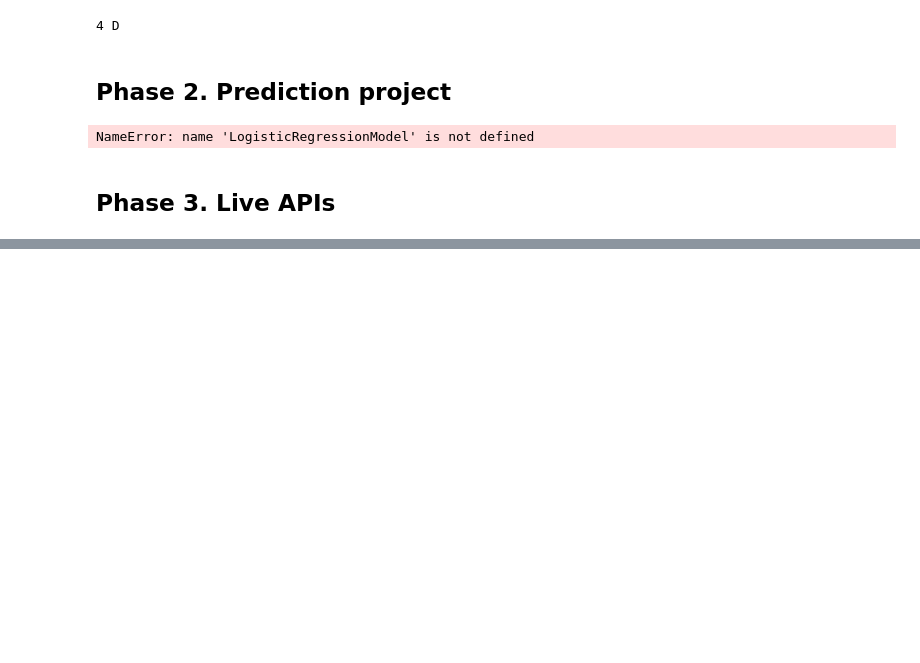
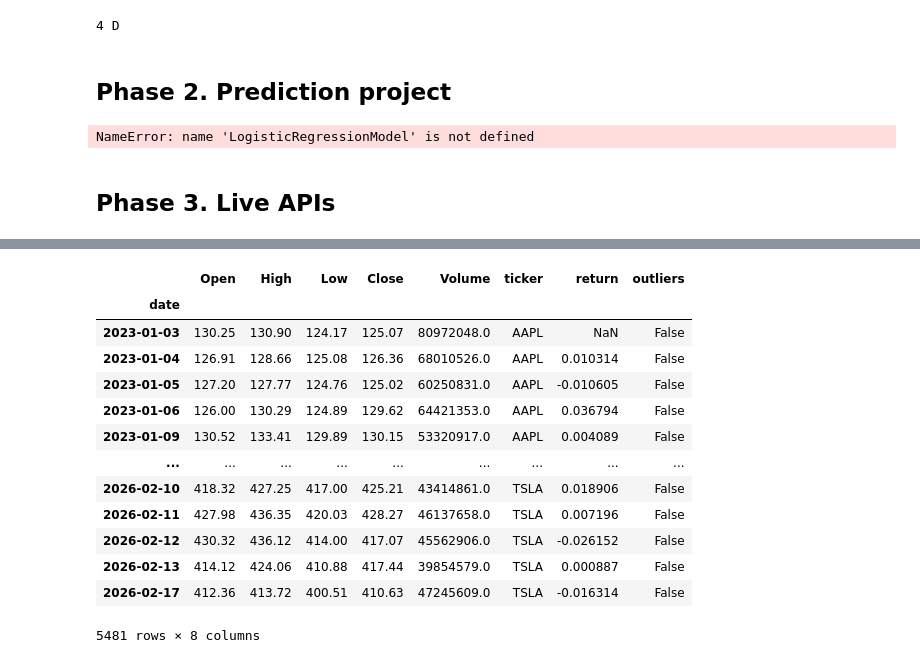
Before and after one commit to hugobrrss/quant-research, a Jupyter notebook: notebooks/explo_phase12.ipynb, the cells around one changed output, grey strips where cells are left out. Drawn from its saved outputs; the diff is of its cells as text; code cells hidden in the pictures; blank space fills up the shorter version.

```diff
--- a/notebooks/explo_phase12.ipynb
+++ b/notebooks/explo_phase12.ipynb
@@ -433,0 +460,19 @@ conn.disconnect()
+# %%
+import pandas as pd
+df = pd.read_parquet("/Users/hugo/quant-research/data/research/mag7_research.parquet")
+df
+# %% [output]
+|  | Open | High | Low | Close | Volume | ticker | return | outliers |
+| date |  |  |  |  |  |  |  |  |
+| 2023-01-03 | 130.25 | 130.90 | 124.17 | 125.07 | 80972048.0 | AAPL | NaN | False |
+| 2023-01-04 | 126.91 | 128.66 | 125.08 | 126.36 | 68010526.0 | AAPL | 0.010314 | False |
+| 2023-01-05 | 127.20 | 127.77 | 124.76 | 125.02 | 60250831.0 | AAPL | -0.010605 | False |
+| 2023-01-06 | 126.00 | 130.29 | 124.89 | 129.62 | 64421353.0 | AAPL | 0.036794 | False |
+| 2023-01-09 | 130.52 | 133.41 | 129.89 | 130.15 | 53320917.0 | AAPL | 0.004089 | False |
+| ... | ... | ... | ... | ... | ... | ... | ... | ... |
+| 2026-02-10 | 418.32 | 427.25 | 417.00 | 425.21 | 43414861.0 | TSLA | 0.018906 | False |
+| 2026-02-11 | 427.98 | 436.35 | 420.03 | 428.27 | 46137658.0 | TSLA | 0.007196 | False |
+| 2026-02-12 | 430.32 | 436.12 | 414.00 | 417.07 | 45562906.0 | TSLA | -0.026152 | False |
+| 2026-02-13 | 414.12 | 424.06 | 410.88 | 417.44 | 39854579.0 | TSLA | 0.000887 | False |
+| 2026-02-17 | 412.36 | 413.72 | 400.51 | 410.63 | 47245609.0 | TSLA | -0.016314 | False |
+5481 rows × 8 columns
```
Also changed, not shown: parts of 5 cells of this notebook, 10 other files.
